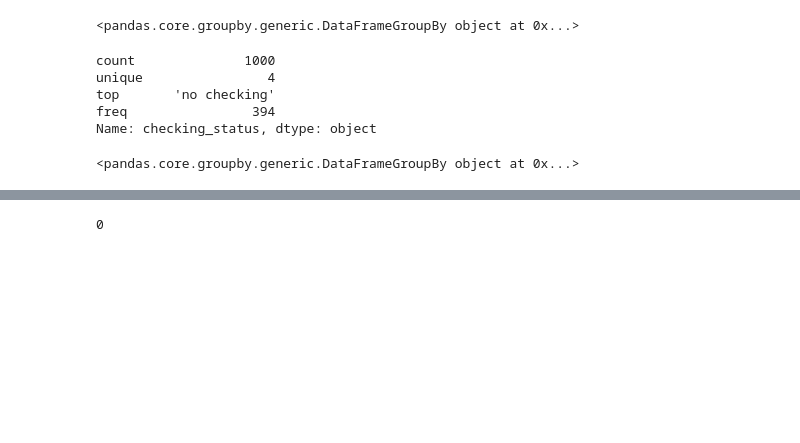
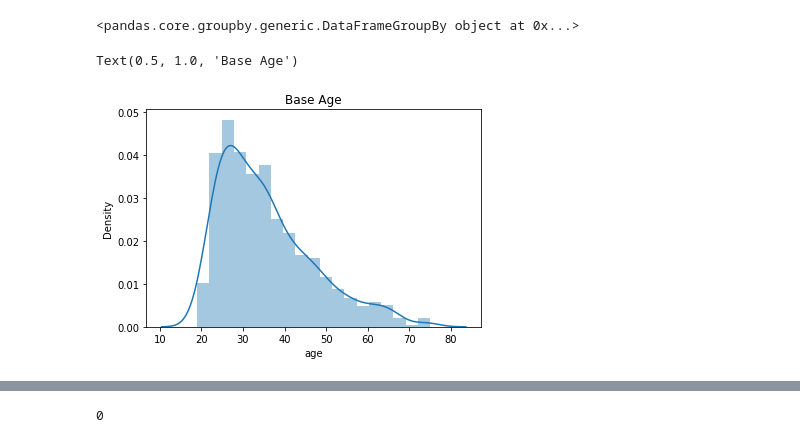
Before and after one commit to WandersonGustavo/Imersao_Alura, a Jupyter notebook: Projeto_Final_DB.ipynb, the cells around one changed output, grey strips where cells are left out. Cells and saved outputs as stored; diff of their text form; code cells hidden in the pictures; blank space fills up the shorter version.

```diff
--- a/Projeto_Final_DB.ipynb
+++ b/Projeto_Final_DB.ipynb
@@ -38,15 +40,9 @@ baseAgrupada=base.groupby(['class'])
 baseAgrupada
 # %% [output]
 <pandas.core.groupby.generic.DataFrameGroupBy object at 0x...>
-# %%
-base['checking_status'].describe()
-# %% [output]
-count              1000
-unique                4
-top       'no checking'
-freq                394
-Name: checking_status, dtype: object
-# %%
-base.groupby('duration')
-# %% [output]
-<pandas.core.groupby.generic.DataFrameGroupBy object at 0x...>
+# %%
+#baseAgrupada.plot.bar(color= 'pink')
+srn.distplot(base['age']).set_title('Base Age')
+# %% [output]
+Text(0.5, 1.0, 'Base Age')
+[figure, added]
```
Also changed, not shown: parts of 3 cells of this notebook.
